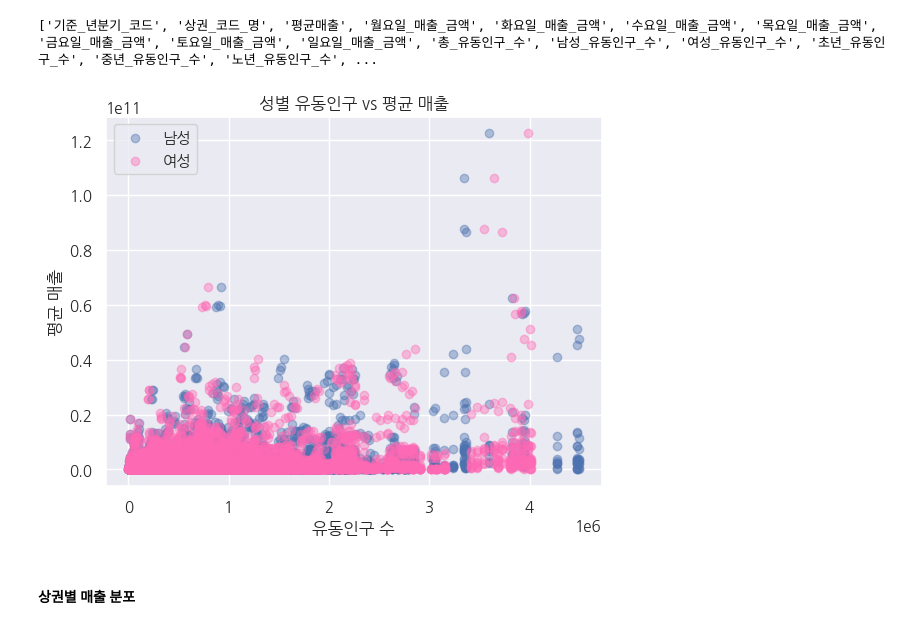
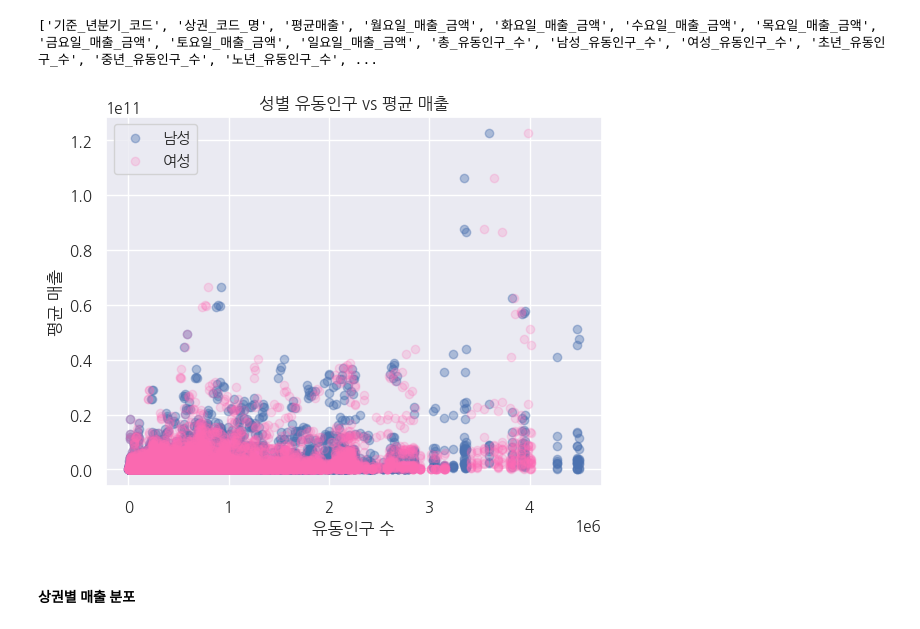
Before and after one commit to itsjulianjeong/supervised_team_project, a Jupyter notebook: notebook/seoul_sales.ipynb, the cells around one changed output. Saved outputs shown, nothing was run; the diff lists cells and outputs as text; code cells hidden in the pictures.

```diff
--- a/notebook/seoul_sales.ipynb
+++ b/notebook/seoul_sales.ipynb
@@ -667,15 +667,15 @@ print(df_seoul.columns.tolist())
 ['기준_년분기_코드', '상권_코드_명', '평균매출', '월요일_매출_금액', '화요일_매출_금액', '수요일_매출_금액', '목요일_매출_금액', '금요일_매출_금액', '토요일_매출_금액', '일요일_매출_금액', '총_유동인구_수', '남성_유동인구_수', '여성_유동인구_수', '초년_유동인구_수', '중년_유동인구_수', '노년_유동인구_수', ...
 # %%
 plt.scatter(df_seoul["남성_유동인구_수"], df_seoul["평균매출"], alpha=0.4, label="남성")
-plt.scatter(df_seoul["여성_유동인구_수"], df_seoul["평균매출"], alpha=0.4, color="hotpink", label="여성")
+plt.scatter(df_seoul["여성_유동인구_수"], df_seoul["평균매출"], alpha=0.2, color="hotpink", label="여성")
 plt.title("성별 유동인구 vs 평균 매출")
 plt.xlabel("유동인구 수")
 plt.ylabel("평균 매출")
 plt.legend()
 plt.grid(True)
 plt.show()
 # %% [output]
-[figure, old version]
+[figure, new version]
 # %% [markdown]
 #### 상권별 매출 분포
 # %%
```
Also changed, not shown: parts of 2 cells of this notebook.
